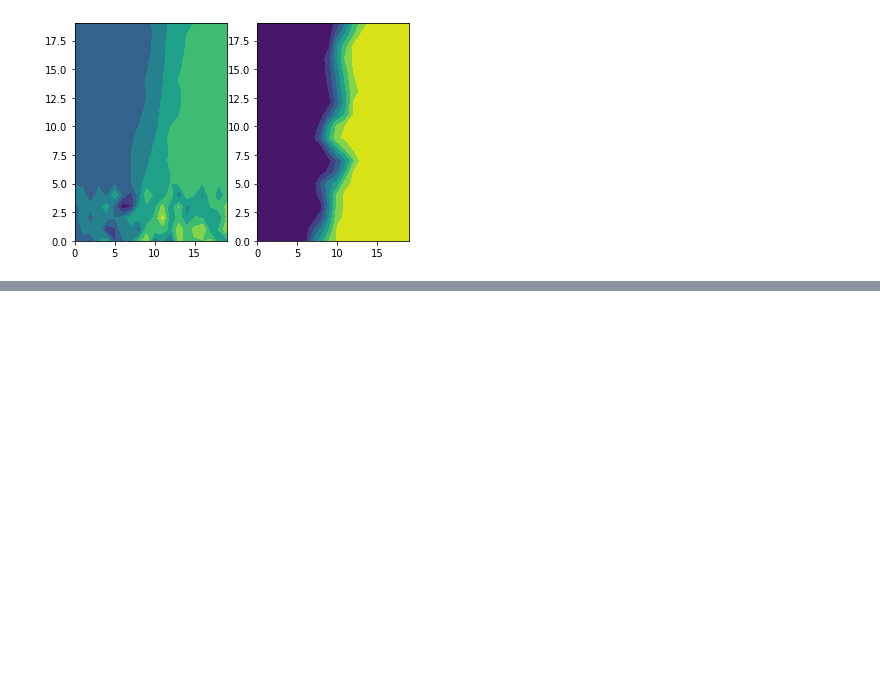
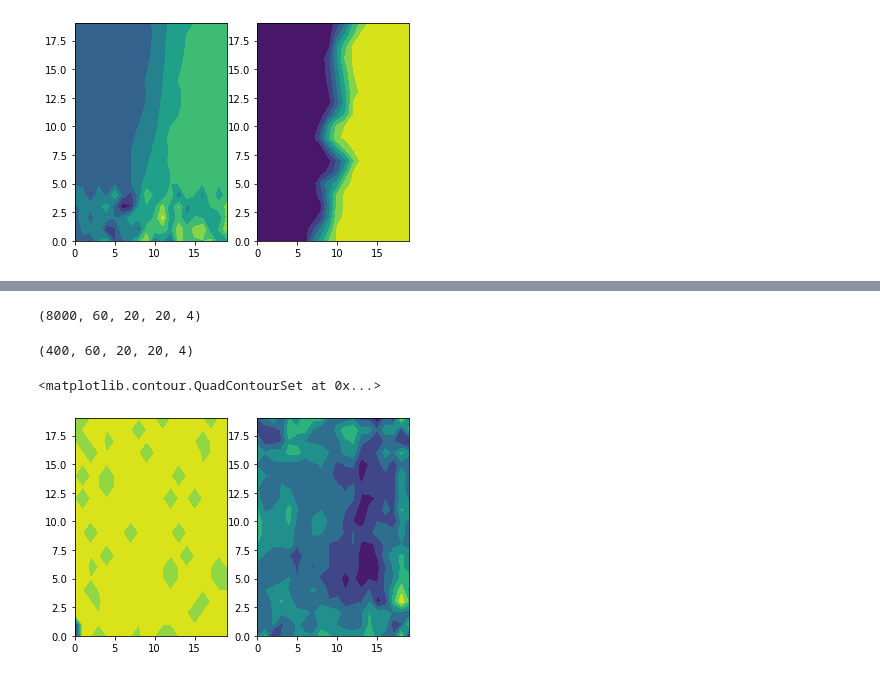
Before and after one commit to acse-zrw20/DD-GAN-AE, a Jupyter notebook: examples/basic_usage_sf.ipynb, the cells around one changed output, grey strips where cells are left out. Drawn from its saved outputs; the diff is of its cells as text; code cells hidden in the pictures; blank space fills up the shorter version.

```diff
--- a/examples/basic_usage_sf.ipynb
+++ b/examples/basic_usage_sf.ipynb
@@ -365,0 +405,4 @@ with open('data.json', 'w', encoding='utf-8') as f:
+# %%
+grids_recon = np.load("./../submodules/DD-GAN/data/processed/cae_prediction_sf_100vars_800steps.npy")
+# %%
+grids_recon[:,:,:,:,:3] = scaler.inverse_transform(grids_recon[:,:,:,:,:3].reshape(-1, 1)).reshape(grids_recon[:,:,:,:,:3].shape)
@@ -365,0 +413,6 @@ with open('data.json', 'w', encoding='utf-8') as f:
+# %%
+grids_recon.shape
+# %% [output]
+(8000, 60, 20, 20, 4)
+# %%
+grids_recon = grids_recon[7000:, :, :, :, :]
@@ -365,0 +421,14 @@ with open('data.json', 'w', encoding='utf-8') as f:
+# %%
+grids_recon.shape
+# %% [output]
+(400, 60, 20, 20, 4)
+# %%
+recon = grids_recon[1104, 10, :, :, 3]
+orig = grids[1104, 10, :, :, 3]
+# %%
+fig, ax = plt.subplots(1,2)
+ax[0].contourf(orig)
+ax[1].contourf(recon)
+# %% [output]
+<matplotlib.contour.QuadContourSet at 0x...>
+[figure, added]
```
Also changed, not shown: parts of 42 cells of this notebook, 1 other file.
